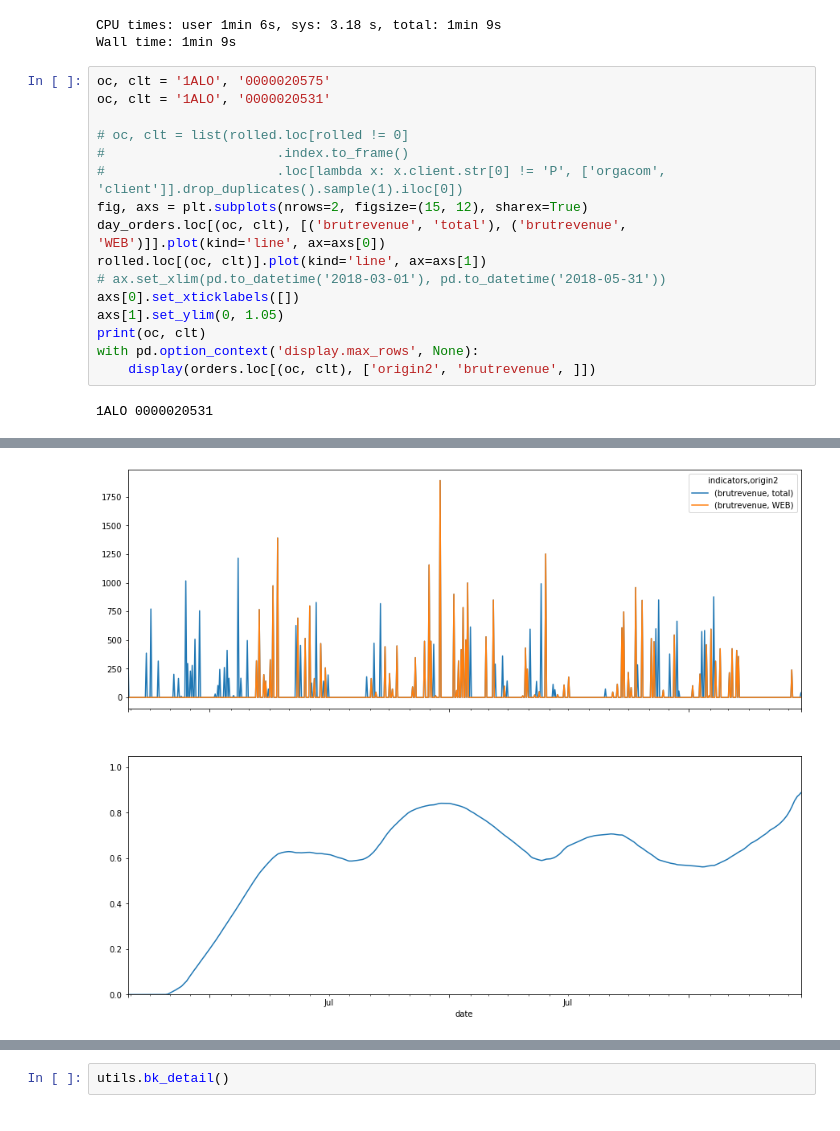
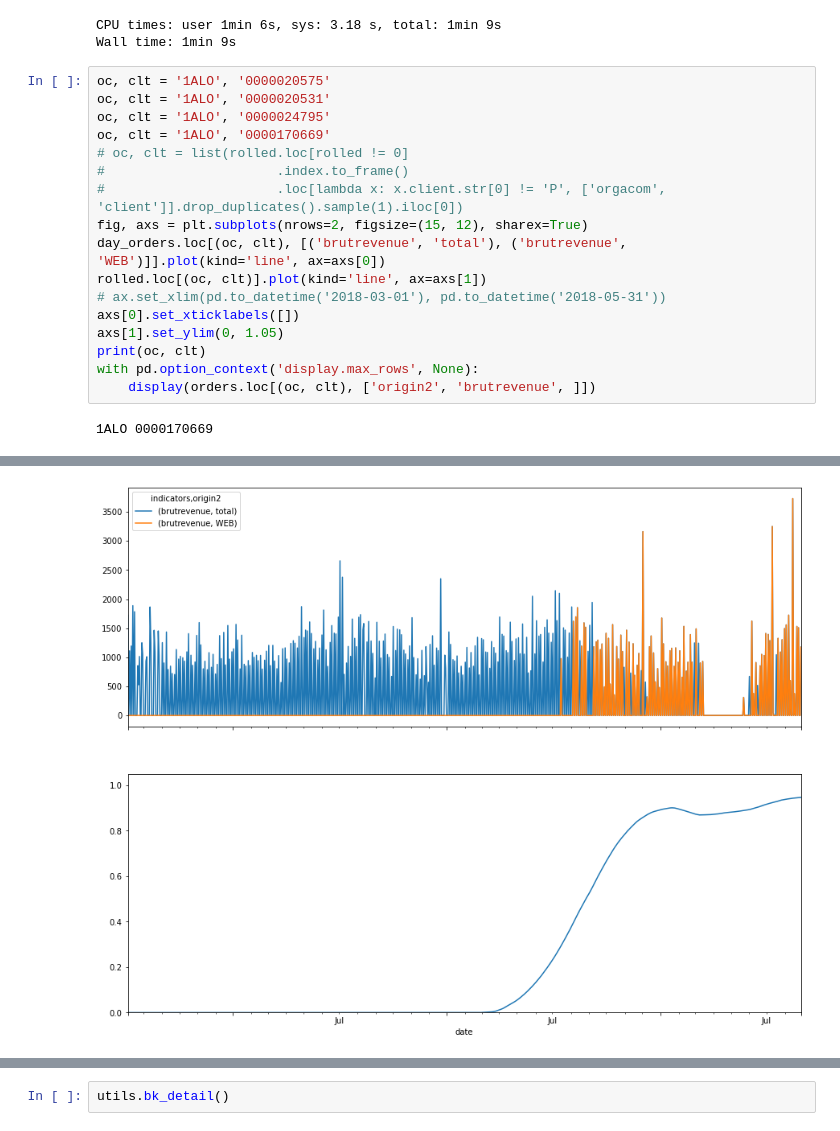
Before and after one commit to UltraDiuve/WebOrNot, a Jupyter notebook: notebooks/part2.ipynb, the cells around one changed output, grey strips where cells are left out. Drawn from its saved outputs; the diff is of its cells as text.

```diff
--- a/notebooks/part2.ipynb
+++ b/notebooks/part2.ipynb
@@ -61,7 +61,8 @@ Wall time: 1min 9s
 # %%
 oc, clt = '1ALO', '0000020575'
 oc, clt = '1ALO', '0000020531'
-
+oc, clt = '1ALO', '0000024795'
+oc, clt = '1ALO', '0000170669'
 # oc, clt = list(rolled.loc[rolled != 0]
 #                      .index.to_frame()
 #                      .loc[lambda x: x.client.str[0] != 'P', ['orgacom', 'client']].drop_duplicates().sample(1).iloc[0])
@@ -75,6 +76,6 @@ print(oc, clt)
 with pd.option_context('display.max_rows', None):
     display(orders.loc[(oc, clt), ['origin2', 'brutrevenue', ]])
 # %% [output]
-1ALO 0000020531
+1ALO 0000170669
 |  | origin2 | brutrevenue |
 | date |  |  |
@@ -97 +98 @@ with pd.option_context('display.max_rows', None):
-[figure, old version]
+[figure, new version]
```
Also changed, not shown: parts of 15 cells of this notebook, 1 other file.
